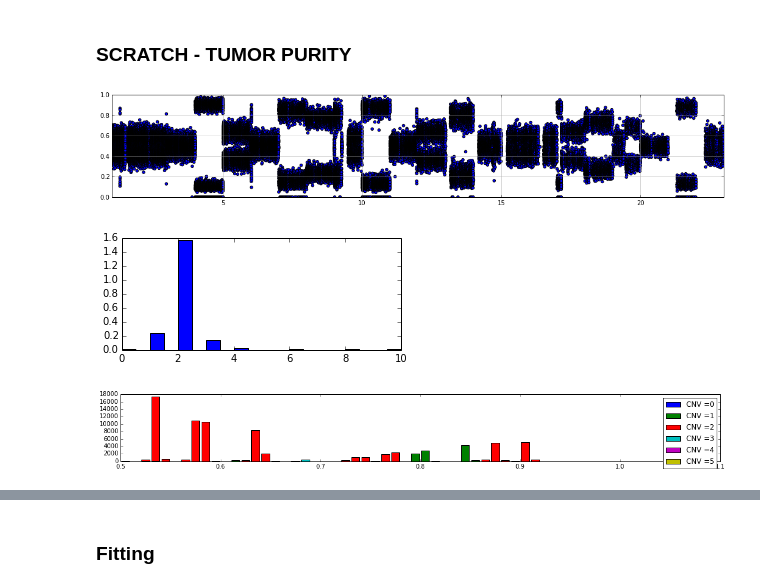
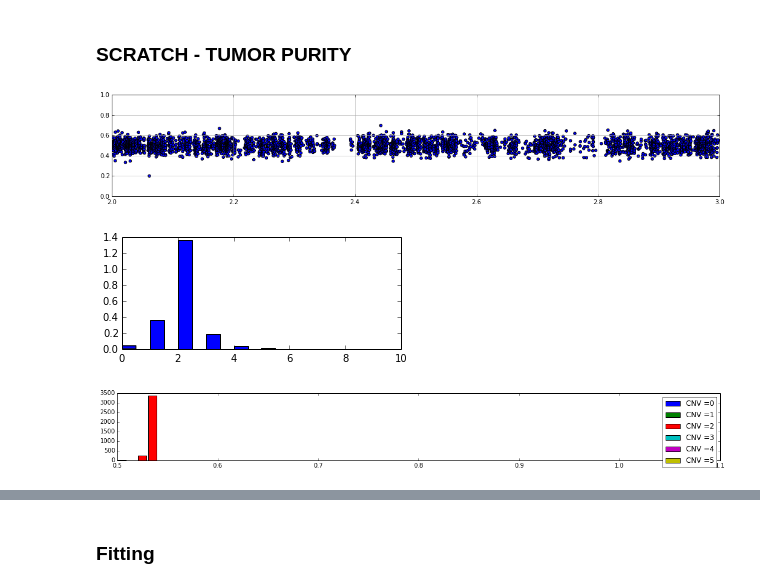
Before and after one commit to hartwigmedical/scripts, a Jupyter notebook: ipython/Copy_number_noise_analysis_and_tumor_purity_algo.ipynb, the cells around one changed output, grey strips where cells are left out. Saved outputs shown, nothing was run; the diff lists cells and outputs as text; code cells hidden in the pictures.

```diff
--- a/ipython/Copy_number_noise_analysis_and_tumor_purity_algo.ipynb
+++ b/ipython/Copy_number_noise_analysis_and_tumor_purity_algo.ipynb
@@ -237,7 +237,7 @@ dfPON = loadPON("/Users/peterpriestley/hmf/analyses/PON/779filePON/","PON.tsv")
 # %% [markdown]
 ### ANALYSIS
 # %%
-PATH="/Users/peterpriestley/hmf/analyses/v1.12samples/CPCT02010292/"
+PATH="/Users/peterpriestley/hmf/analyses/v1.12samples/CPCT02050117/"
 tumorCNVFileName=findFiles(PATH,"gz_CNVs")[0]
 normalCNVFileName=findFiles(PATH,"normal_CNVs")[0]
 tumorRatioFileName=findFiles(PATH,"gz_ratio.txt")[0]
@@ -373,8 +369,8 @@ pd.pivot_table(dfTumorCNV, values='mBAFCount', index=['fittedBAFPeak'], columns=
 ### GENE CNV ANALYSIS
 # %%
 # BEST ESTIMATE OF COPY NUMBER!
-purity = 0.6
-CNVNormalisationFactor = 0.535
+purity = 0.82
+CNVNormalisationFactor = 0.99
 dfTumorCNV["myCopyNum"] = np.round((dfTumorCNV.fittedCNVPeak-CNVNormalisationFactor)/CNVNormalisationFactor/purity*2+2,0)
 # %%
 # LOAD CNV BED
@@ -392,21 +403,21 @@ dfGeneCNV = pd.DataFrame(runGeneCNVAnalysis(dfTumorCNV,CNVBed,patientID),columns
 # %% [markdown]
 ### SCRATCH - TUMOR PURITY
 # %%
-c, fractionMin, fractionMax = 1,0,22
+c, fractionMin, fractionMax = 2,0,1
 dfSom = dfBAF[(dfBAF.chromPos>c+fractionMin)&(dfBAF.chromPos<c+fractionMax)]
 AFByPosPlot(dfSom.chromPos, dfSom.BAF,c+fractionMin, c+fractionMax)
 # CNV according to freeC
 plt.figure(figsize=[5,2])
 plt.hist(dfTumorCNV['copyNum'].values,cumulative=False, normed=True, bins=20,range=(0,10),weights=dfTumorCNV['regionLength'].values)
 plt.show()
 # should only use regions with mbaf > x
 dftemp = dfTumorCNV[(dfTumorCNV.mBAF>=0.0)&(dfTumorCNV.mBAF<=1.0)&(dfTumorCNV.mBAFCount>20)&(dfTumorCNV.chromPos<=c+fractionMax)&(dfTumorCNV.chromPos>=c+fractionMin)]
 plt.figure(figsize=[18,2])
 for CNV in range(0,6):
     plt.hist(dftemp[(dftemp.copyNum==CNV)]['mBAF'].values,cumulative=False, normed=False, bins=50,range=(0.5,1.0),weights=dftemp[(dftemp.copyNum==CNV)]['mBAFCount'].values,stacked = True,rwidth=0.8,label='CNV ='+str(CNV))
     plt.legend()
 plt.show()
 # %% [output]
-[figure, old version]
+[figure, new version]
-[figure, old version]
+[figure, new version]
-[figure, old version]
+[figure, new version]
```
Also changed, not shown: parts of 18 cells of this notebook, 2 other files.
